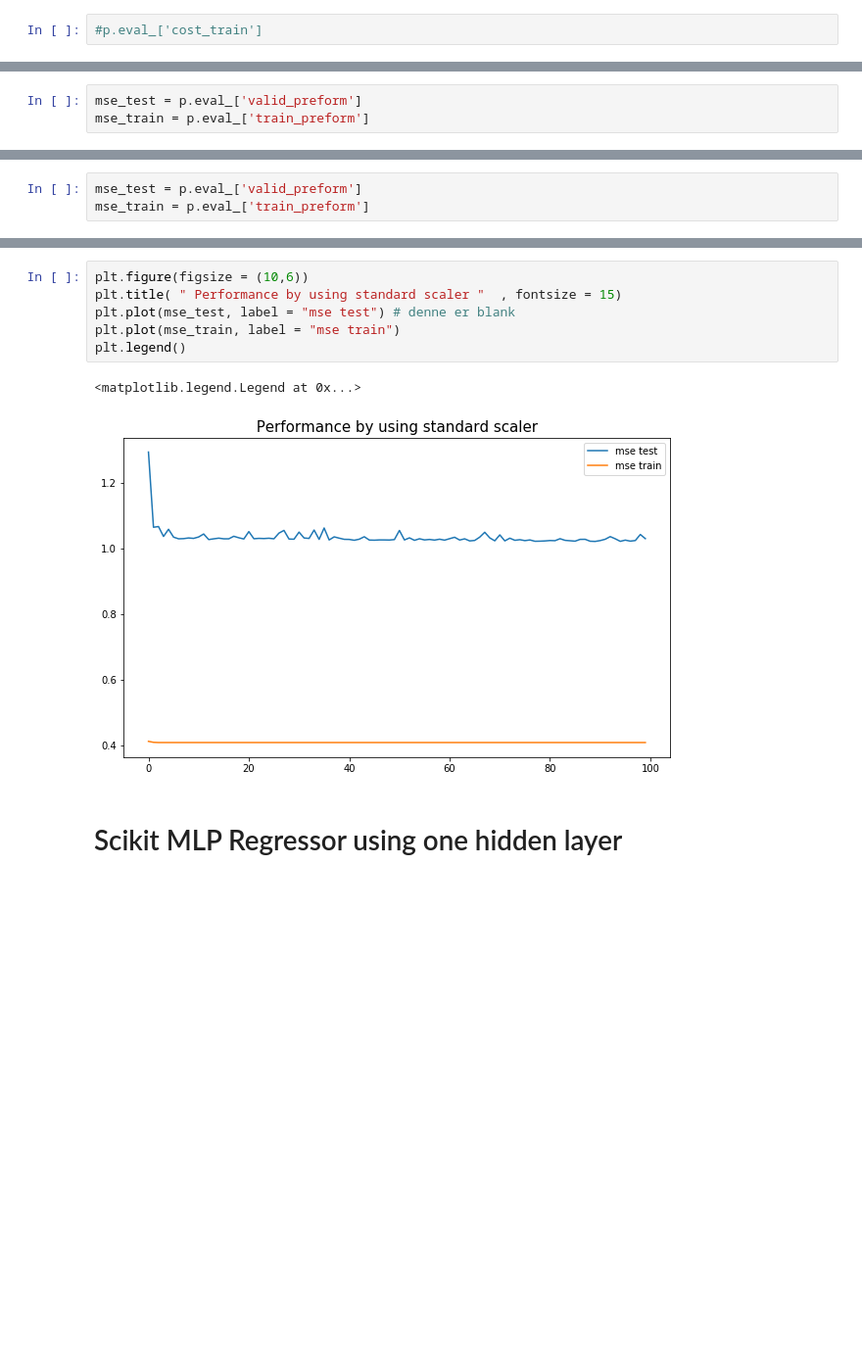
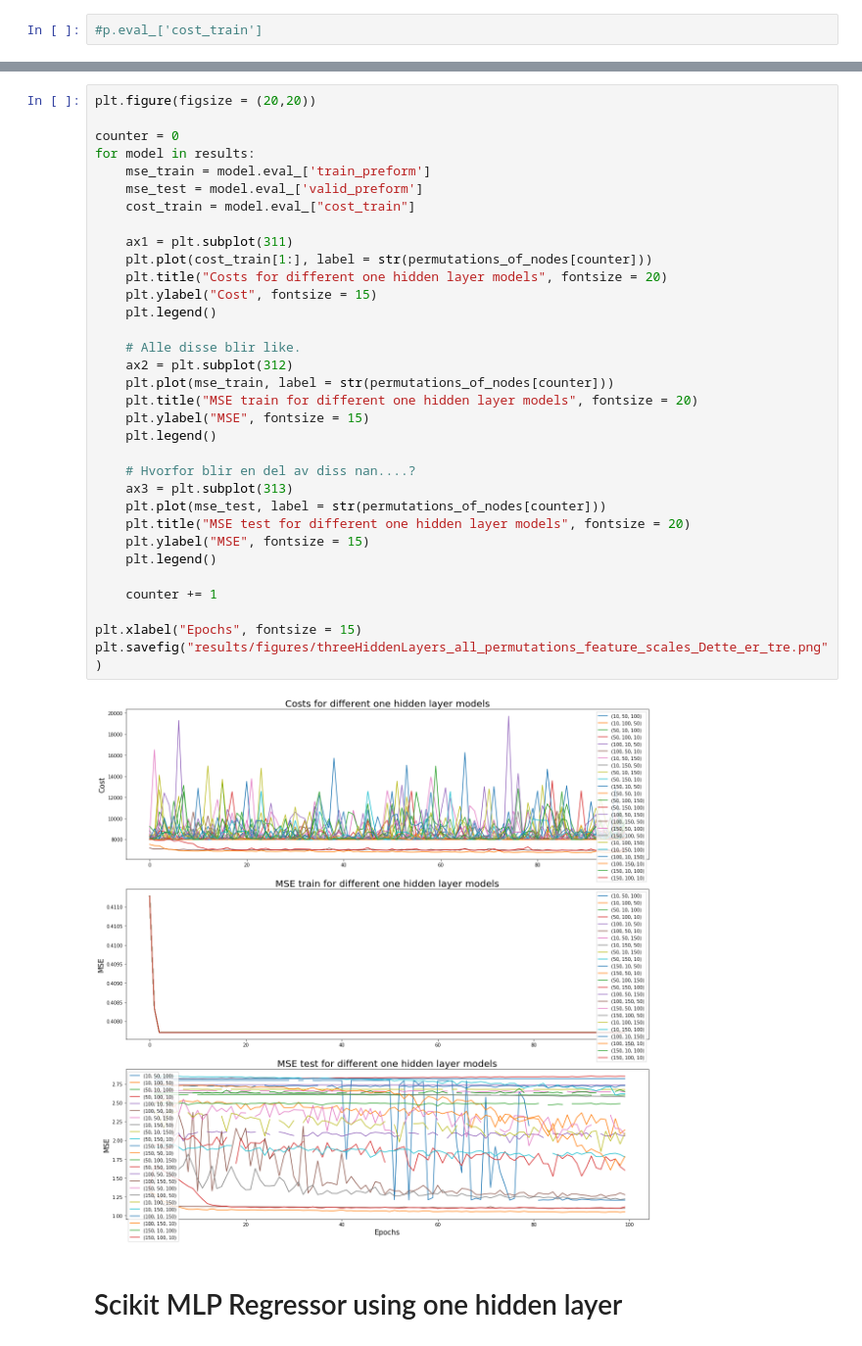
Before and after one commit to hannasv/Project3, a Jupyter notebook: NeuralNetworks.ipynb, the cells around one changed output, grey strips where cells are left out. Shown at 98% size. Drawn from its saved outputs; the diff is of its cells as text; blank space fills up the shorter version.

```diff
--- a/NeuralNetworks.ipynb
+++ b/NeuralNetworks.ipynb
@@ -198,3 +435,0 @@ l = model.predict(X_test)
-# %%
-mse_test = p.eval_['valid_preform']
-mse_train = p.eval_['train_preform']
@@ -244,3 +435,0 @@ l = model.predict(X_test)
-# %%
-mse_test = p.eval_['valid_preform']
-mse_train = p.eval_['train_preform']
@@ -268,12 +436,38 @@ plt.savefig("results/figures/cost_nn_feature_scaling.png")
-# %%
-plt.figure(figsize = (10,6))
-plt.title( " Performance by using standard scaler "  , fontsize = 15)
-plt.plot(mse_test, label = "mse test") # denne er blank
-plt.plot(mse_train, label = "mse train")
-plt.legend()
-# %% [output]
-<matplotlib.legend.Legend at 0x...>
-[figure, removed]
+# %%
+plt.figure(figsize = (20,20))
+
+counter = 0
+for model in results:
+    mse_train = model.eval_['train_preform']
+    mse_test = model.eval_['valid_preform']
+    cost_train = model.eval_["cost_train"]
+
+    ax1 = plt.subplot(311)
+    plt.plot(cost_train[1:], label = str(permutations_of_nodes[counter]))
+    plt.title("Costs for different one hidden layer models", fontsize = 20)
+    plt.ylabel("Cost", fontsize = 15)
+    plt.legend()
+
+    # Alle disse blir like.
+    ax2 = plt.subplot(312)
+    plt.plot(mse_train, label = str(permutations_of_nodes[counter]))
+    plt.title("MSE train for different one hidden layer models", fontsize = 20)
+    plt.ylabel("MSE", fontsize = 15)
+    plt.legend()
+
+    # Hvorfor blir en del av diss nan....?
+    ax3 = plt.subplot(313)
+    plt.plot(mse_test, label = str(permutations_of_nodes[counter]))
+    plt.title("MSE test for different one hidden layer models", fontsize = 20)
+    plt.ylabel("MSE", fontsize = 15)
+    plt.legend()
+
+    counter += 1
+
+plt.xlabel("Epochs", fontsize = 15)
+plt.savefig("results/figures/threeHiddenLayers_all_permutations_feature_scales_Dette_er_tre.png")
+# %% [output]
+[figure, added]
 # %% [markdown]
 # Scikit MLP Regressor using one hidden layer
 # %%
```
Also changed, not shown: parts of 30 cells of this notebook, 10 other files.
